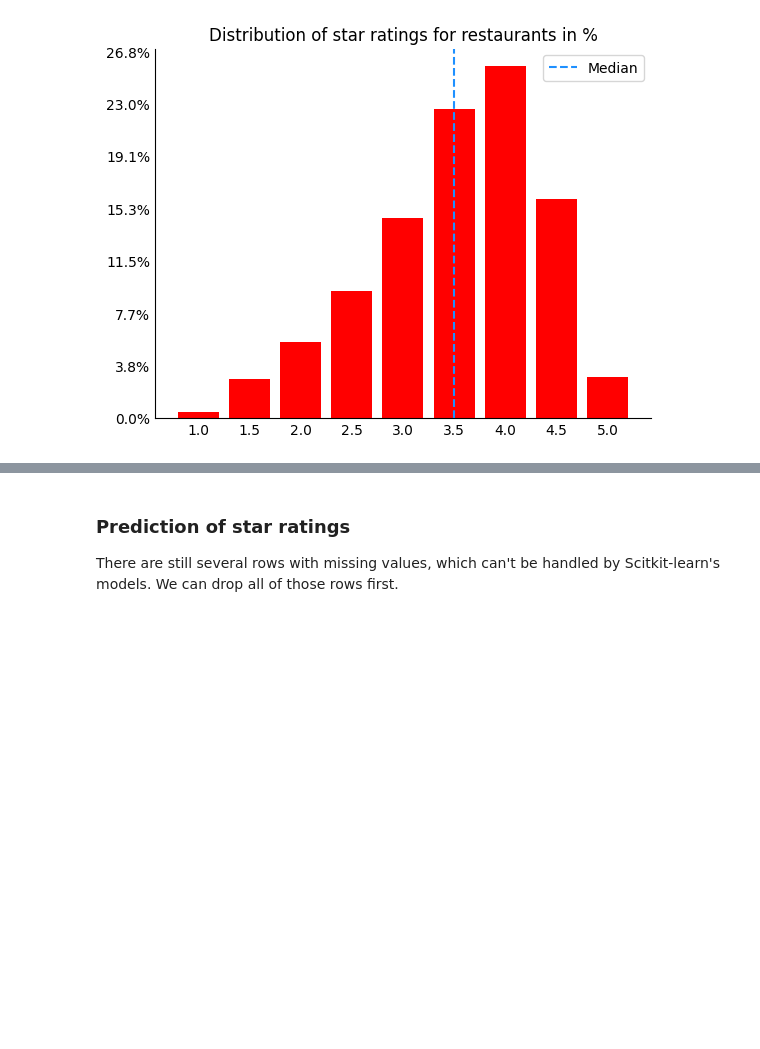
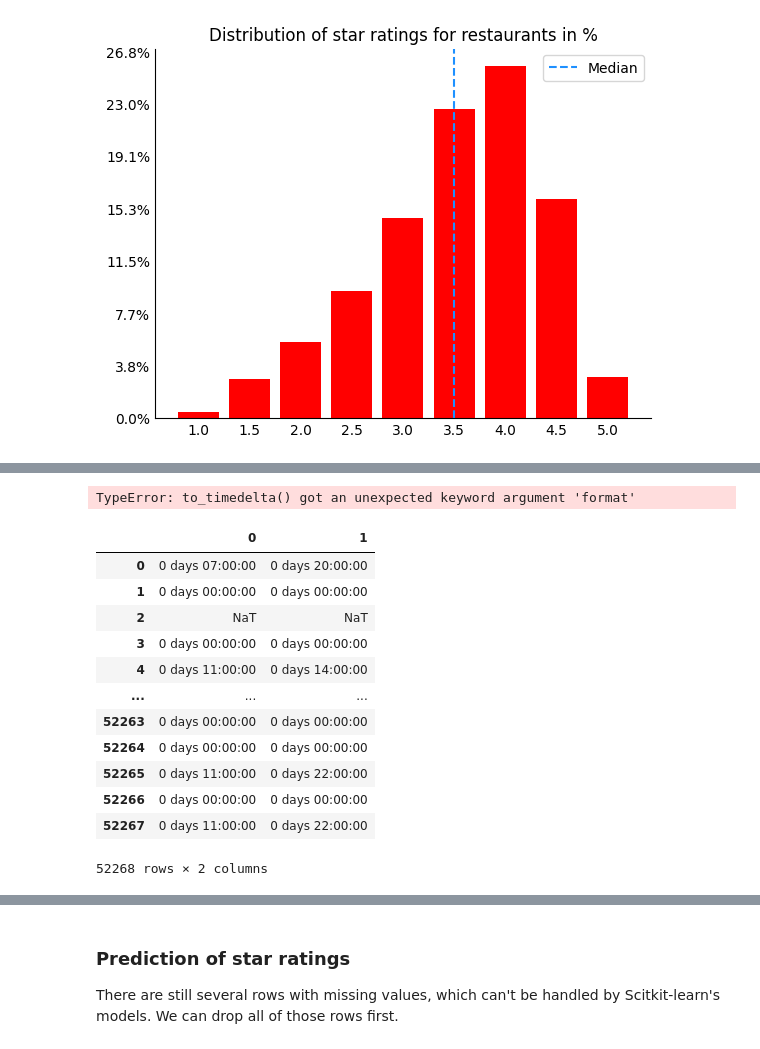
Before and after one commit to raska0010/yelp-customer-reviews, a Jupyter notebook: data_cleaning.ipynb, the cells around one changed output, grey strips where cells are left out. Saved outputs shown, nothing was run; the diff lists cells and outputs as text; code cells hidden in the pictures; blank space fills up the shorter version.

Commit message:
Add opening hours

```diff
--- a/data_cleaning.ipynb
+++ b/data_cleaning.ipynb
@@ -100,13 +100,13 @@ businesses.drop(
     'postal_code',
     'hours',
     'is_open',
-    'monday',
-    'tuesday',
-    'wednesday',
-    'thursday',
-    'friday',
-    'saturday',
-    'sunday',
+    # 'monday',
+    # 'tuesday',
+    # 'wednesday',
+    # 'thursday',
+    # 'friday',
+    # 'saturday',
+    # 'sunday',
     'latitude',
     'longitude'
   ],
@@ -193,3 +189,9 @@ plt.legend()
 plt.show();
 # %% [output]
 [figure]
+# %%
+# What are the average opening hours of a restaurant? How many days is it open per week?
+
+cols = ['business_id', 'name', 'monday', 'tuesday', 'wednesday', 'thursday', 'friday', 'saturday', 'sunday']
+
+opening_hours = restaurants[cols]
@@ -195,0 +210,30 @@ plt.show();
+# %%
+pd.to_timedelta('7:00:00', format='%H:%M')
+# %% [output]
+TypeError: to_timedelta() got an unexpected keyword argument 'format'
+# %%
+hours = opening_hours['monday'].str.split('-', expand=True)
+
+hours = hours.apply(lambda x: x + ':00')
+
+hours = hours.apply(pd.to_timedelta, axis=1)
+
+def get_duration(x)
+
+hours.apply()
+# %%
+hours
+# %% [output]
+|  | 0 | 1 |
+| 0 | 0 days 07:00:00 | 0 days 20:00:00 |
+| 1 | 0 days 00:00:00 | 0 days 00:00:00 |
+| 2 | NaT | NaT |
+| 3 | 0 days 00:00:00 | 0 days 00:00:00 |
+| 4 | 0 days 11:00:00 | 0 days 14:00:00 |
+| ... | ... | ... |
+| 52263 | 0 days 00:00:00 | 0 days 00:00:00 |
+| 52264 | 0 days 00:00:00 | 0 days 00:00:00 |
+| 52265 | 0 days 11:00:00 | 0 days 22:00:00 |
+| 52266 | 0 days 00:00:00 | 0 days 00:00:00 |
+| 52267 | 0 days 11:00:00 | 0 days 22:00:00 |
+52268 rows × 2 columns
```
Also changed, not shown: parts of 3 cells of this notebook.
